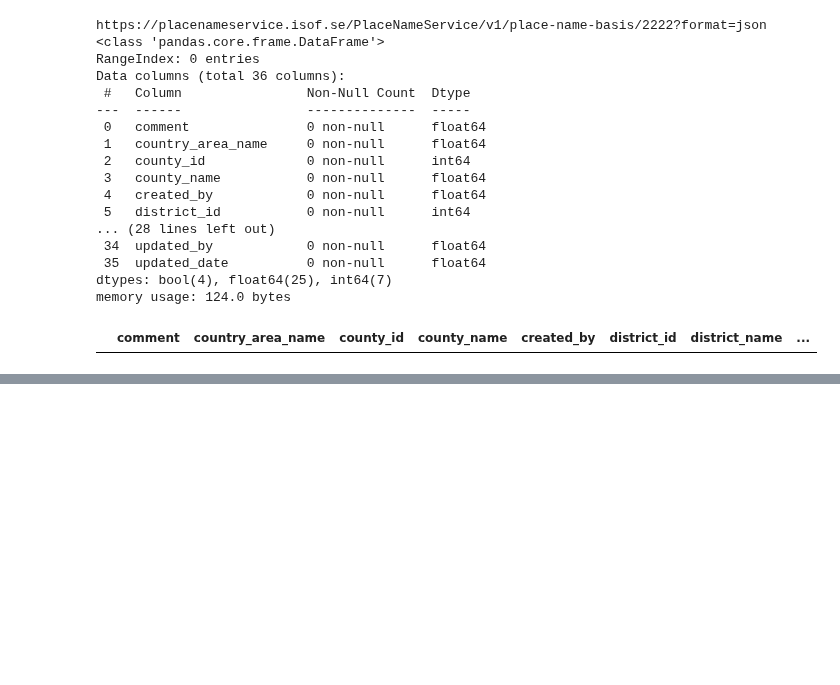
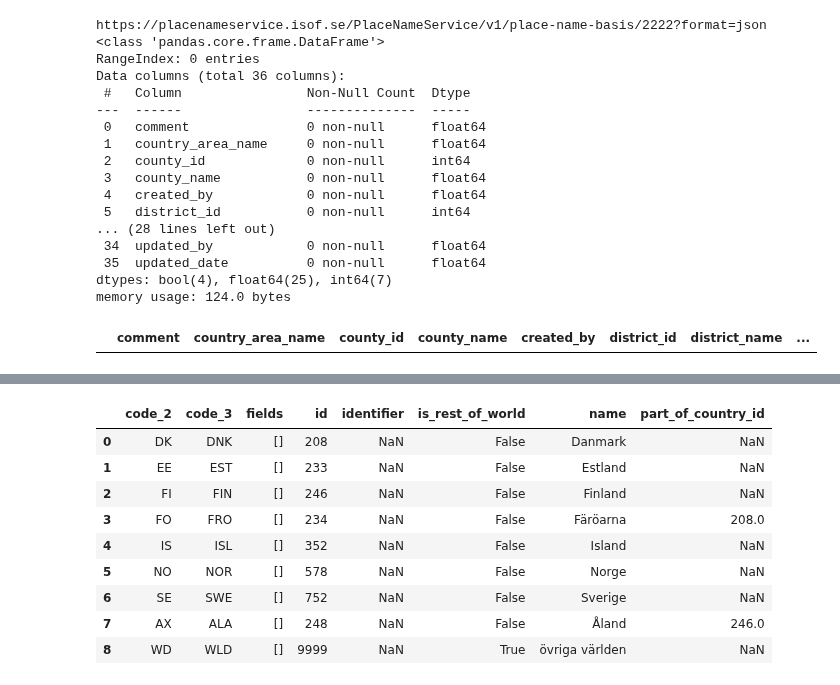
Before and after one commit to salgo60/open-data-examples, a Jupyter notebook: ISOF placenameservice.ipynb, the cells around one changed output, grey strips where cells are left out. Cells and saved outputs as stored; diff of their text form; code cells hidden in the pictures; blank space fills up the shorter version.

```diff
--- a/ISOF placenameservice.ipynb
+++ b/ISOF placenameservice.ipynb
@@ -226,3 +227,9 @@ memory usage: 124.0 bytes
 data_placenamebasis_2222
 # %% [output]
 |  | comment | country_area_name | county_id | county_name | created_by | district_id | district_name | ... |
+# %%
+url_service = "v1/place-names/country-area-filters"
+url = urlbase + url_service + "?format=json"
+print(url)
+data_country_area_filters = pd.read_json(url)
+data_country_area_filters.info()
@@ -228,0 +253,13 @@ data_placenamebasis_2222
+# %%
+data_country_area_filters
+# %% [output]
+|  | code_2 | code_3 | fields | id | identifier | is_rest_of_world | name | part_of_country_id |
+| 0 | DK | DNK | [] | 208 | NaN | False | Danmark | NaN |
+| 1 | EE | EST | [] | 233 | NaN | False | Estland | NaN |
+| 2 | FI | FIN | [] | 246 | NaN | False | Finland | NaN |
+| 3 | FO | FRO | [] | 234 | NaN | False | Färöarna | 208.0 |
+| 4 | IS | ISL | [] | 352 | NaN | False | Island | NaN |
+| 5 | NO | NOR | [] | 578 | NaN | False | Norge | NaN |
+| 6 | SE | SWE | [] | 752 | NaN | False | Sverige | NaN |
+| 7 | AX | ALA | [] | 248 | NaN | False | Åland | 246.0 |
+| 8 | WD | WLD | [] | 9999 | NaN | True | övriga världen | NaN |
```
Also changed, not shown: parts of 7 cells of this notebook.
